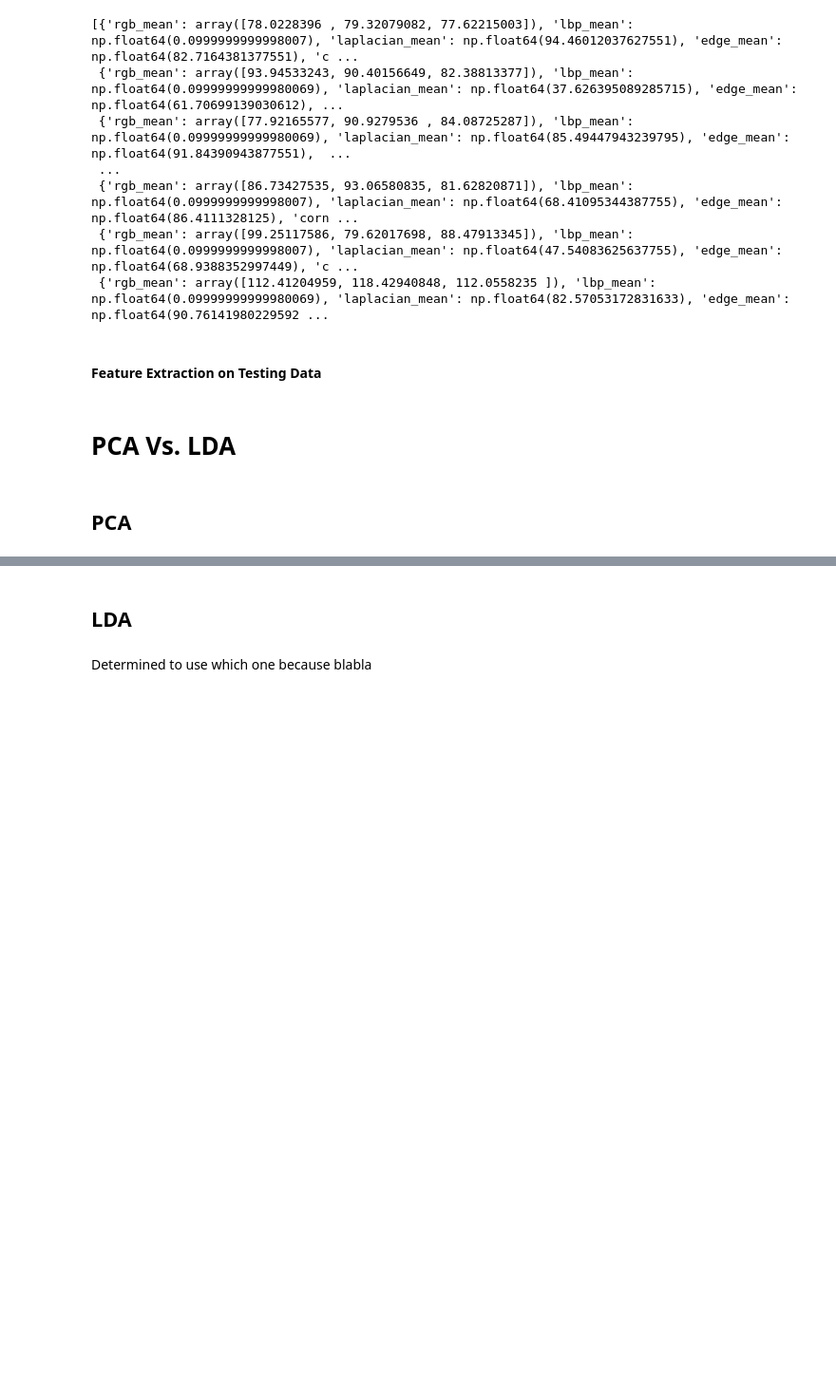
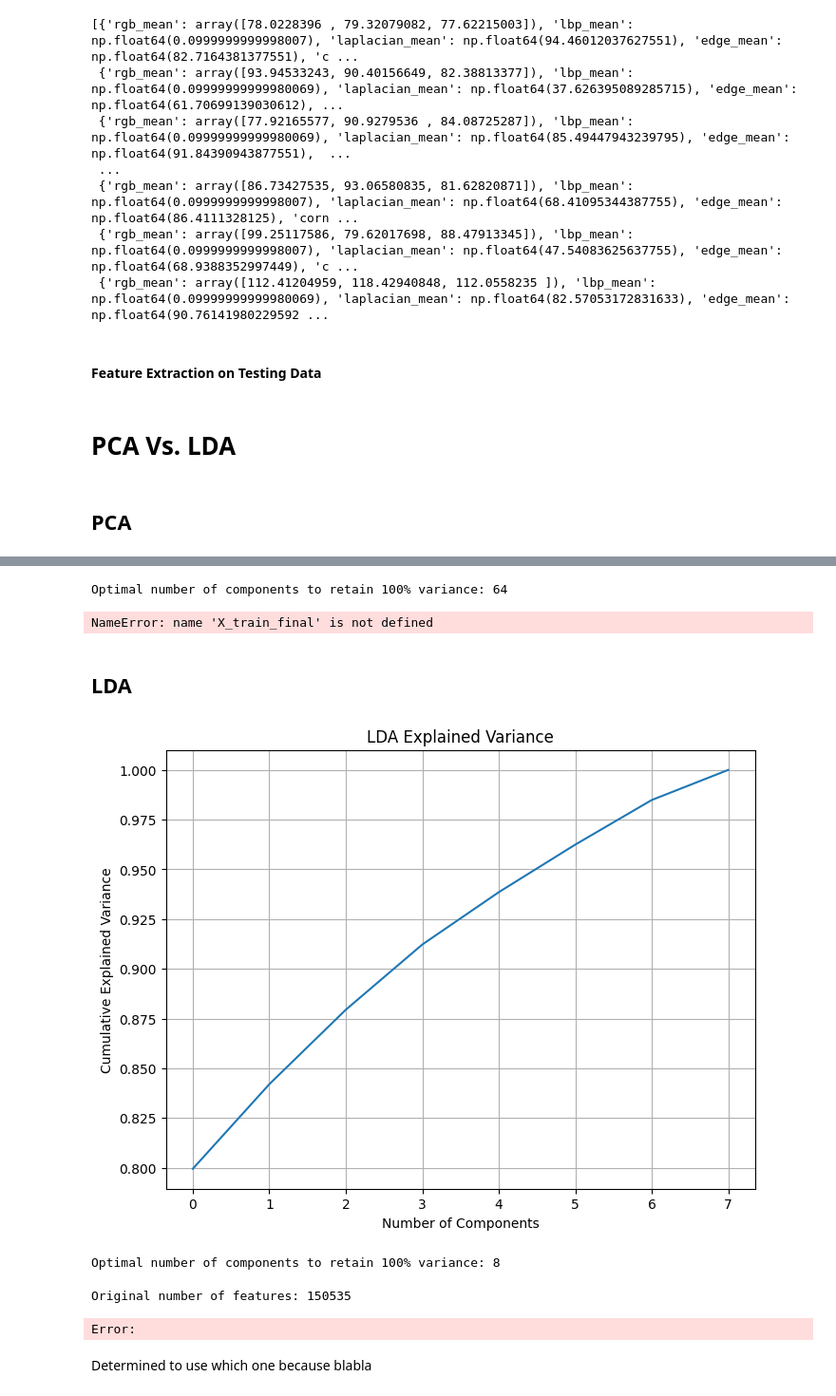
Before and after one commit to yun-jihyun/Weed-Classification, a Jupyter notebook: notebooks/pre_processing_updated.ipynb, the cells around one changed output, grey strips where cells are left out. Shown at 95% size. Saved outputs shown, nothing was run; the diff lists cells and outputs as text; code cells hidden in the pictures; blank space fills up the shorter version.

```diff
--- a/notebooks/pre_processing_updated.ipynb
+++ b/notebooks/pre_processing_updated.ipynb
@@ -459,41 +455,102 @@ Error:
+# %%
+from sklearn.decomposition import PCA
+
+pca = PCA()
+X_train_pca = pca.fit_transform(X_scaled)
+
+explained_variance_pca = np.cumsum(pca.explained_variance_ratio_)
+
+# Define the threshold for explained variance
+threshold = 0.9999
+
+# Find the optimal number of components
+optimal_components_pca = np.argmax(explained_variance_pca >= threshold) + 1
+
+print(f"Optimal number of components to retain {threshold*100:.0f}% variance: {optimal_components_pca}")
+# %% [output]
+Optimal number of components to retain 100% variance: 64
+# %%
+apply_PCA = False
+
+if apply_PCA:
+    print(f'Original number of features: {X_train_final.shape[1]}')
+
+    pca = PCA(n_components=64, random_state=42)
+    X_train_final = pca.fit_transform(X_train_final)
+    X_test_final = pca.transform(X_test_final)
+
+    print(f'Reduced number of features after PCA: {X_train_final.shape[1]}')
+# %% [output]
+NameError: name 'X_train_final' is not defined
 # %% [markdown]
 ## LDA
 # %%
 import numpy as np
 import matplotlib.pyplot as plt
 from sklearn.preprocessing import StandardScaler
 from sklearn.discriminant_analysis import LinearDiscriminantAnalysis
 
+# Resize images to reduce memory usage
+X_train_resized = np.array([cv2.resize(img, (64, 64)) for img in X_train_final])
+
 # Flatten the images (if they are 3D) into 1D arrays for LDA
-X_train_flattened = X_train_final.reshape(X_train_final.shape[0], -1)
+X_train_flattened = X_train_resized.reshape(X_train_resized.shape[0], -1)
 
 # 1. Standardize the data (scale to zero mean and unit variance)
 scaler = StandardScaler()
 X_scaled = scaler.fit_transform(X_train_flattened)
 
 # 2. Apply LDA
 lda = LinearDiscriminantAnalysis(n_components=8)
 X_train_lda = lda.fit_transform(X_scaled, y_train)
 
 # 3. Create a plot for the cumulative explained variance ratio
 plt.figure(figsize=(8, 6))
 
 # LDA doesn't directly provide the cumulative explained variance like PCA
 # However, you can plot the variance explained by each component (as LDA provides this)
 explained_variance_ratio = lda.explained_variance_ratio_
 
-# Plot the cumulative sum of explained variance ratio for LDA
+# Plot the cumulative sum of explained variance
 plt.plot(np.cumsum(explained_variance_ratio))
-
-# Set labels and title
 plt.xlabel('Number of Components')
 plt.ylabel('Cumulative Explained Variance')
 plt.title('LDA Explained Variance')
-
-# Add gridlines for clarity
 plt.grid(True)
-
-# Display the plot
 plt.show()
+# %% [output]
+[figure, added]
+# %%
+from sklearn.discriminant_analysis import LinearDiscriminantAnalysis
+
+# Apply LDA
+lda = LinearDiscriminantAnalysis()
+X_train_lda = lda.fit_transform(X_scaled, y_train)
+
+explained_variance_lda = np.cumsum(lda.explained_variance_ratio_)
+
+# Define the threshold for explained variance
+threshold = 0.9999
+
+# Find the optimal number of components
+optimal_components_lda = np.argmax(explained_variance_lda >= threshold) + 1
+
+print(f"Optimal number of components to retain {threshold*100:.0f}% variance: {optimal_components_lda}")
+# %% [output]
+Optimal number of components to retain 100% variance: 8
+# %%
+apply_LDA = True
+
+if apply_LDA:
+    print(f'Original number of features: {X_train_final.shape[1]}')
+
+    lda = LinearDiscriminantAnalysis(n_components=8)
+    X_train_final = lda.fit_transform(X_train_final, y_train_final)
+    X_test_final = lda.transform(X_test_final)
+
+    print(f'Reduced number of features after PCA: {X_train_final.shape[1]}')
+# %% [output]
+Original number of features: 150535
+Error:
 # %% [markdown]
 Determined to use which one because blabla
```
Also changed, not shown: parts of 1 cell of this notebook, 1 other file.
